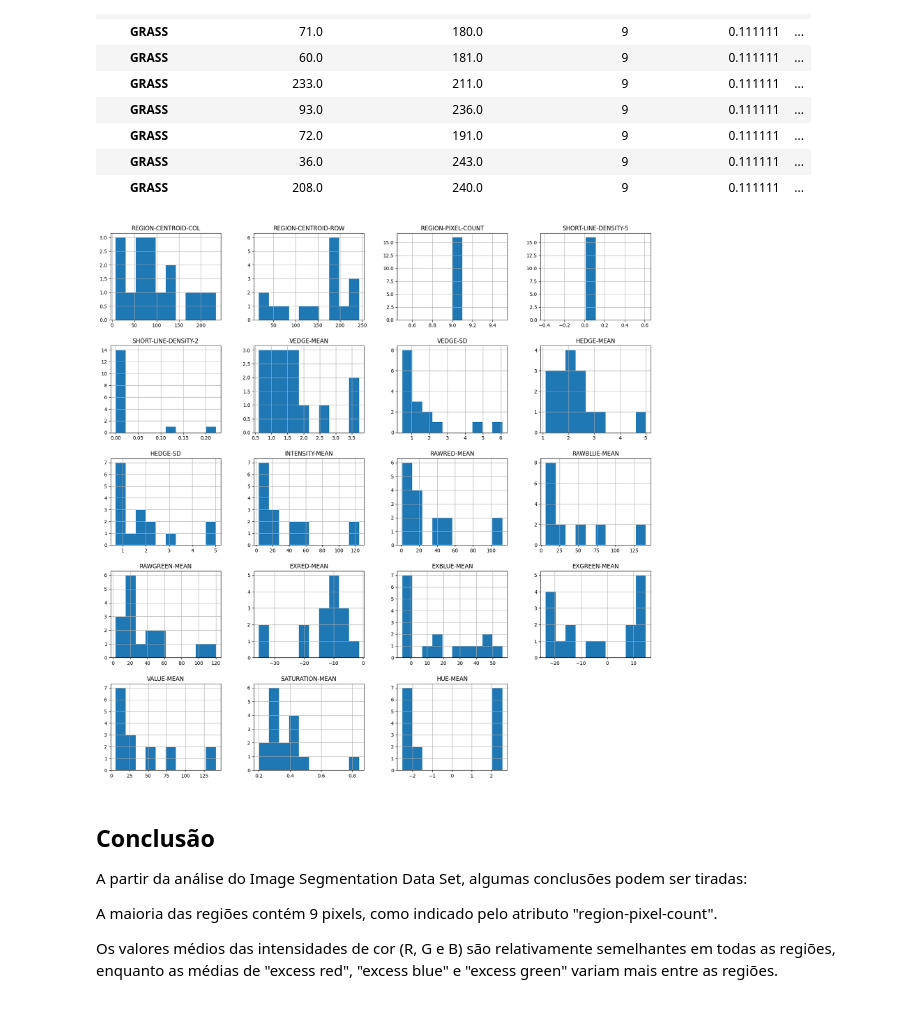
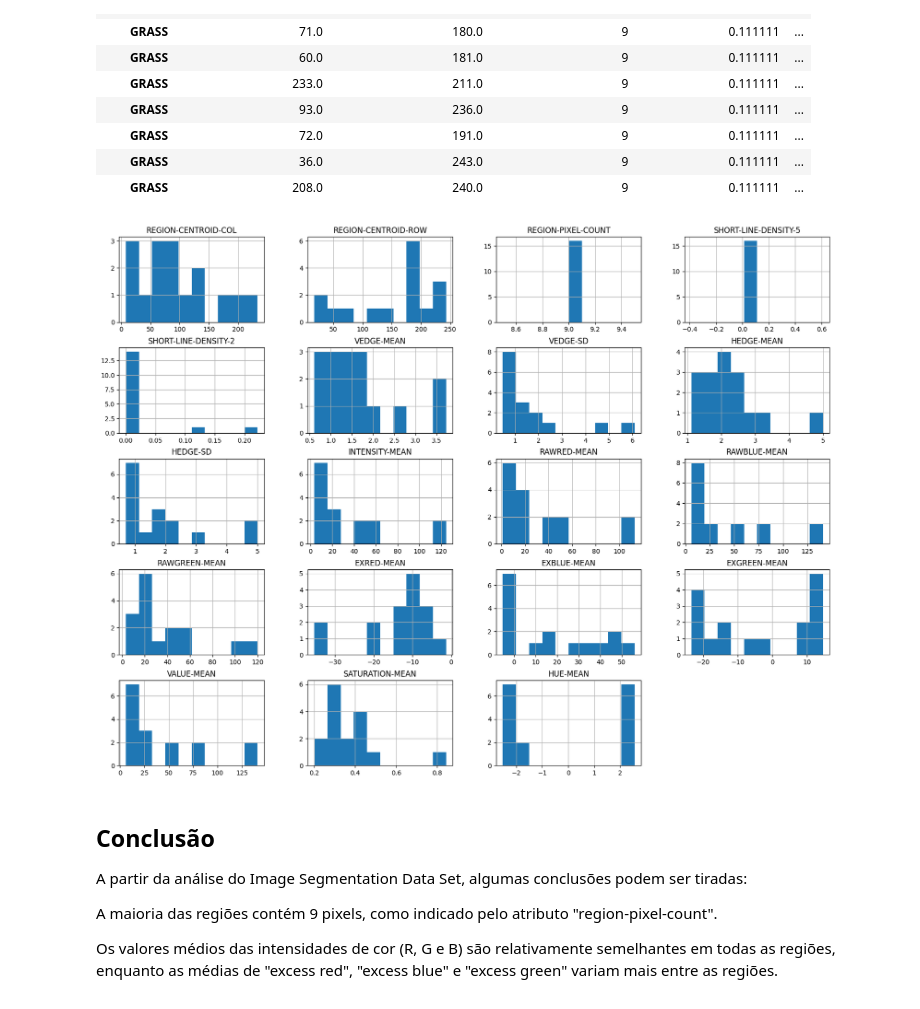
Before and after one commit to lsaraiva23/projetopythonfaculdade, a Jupyter notebook: Python_Projeto_Livia.ipynb, the cells around one changed output. Saved outputs shown, nothing was run; the diff lists cells and outputs as text; code cells hidden in the pictures.

```diff
--- a/Python_Projeto_Livia.ipynb
+++ b/Python_Projeto_Livia.ipynb
@@ -119,10 +119,10 @@ df
 | GRASS | 208.0 | 240.0 | 9 | 0.111111 | ... |
 # %%
 #fazendo o histograma sem os zeros da coluna 'SHORT-LINE-DENSITY-5'
-df.hist(figsize=(20,20))
+df.hist(figsize=(20,15))
 plt.show()
 # %% [output]
-[figure, old version]
+[figure, new version]
 # %% [markdown]
 ## Conclusão
 
```
